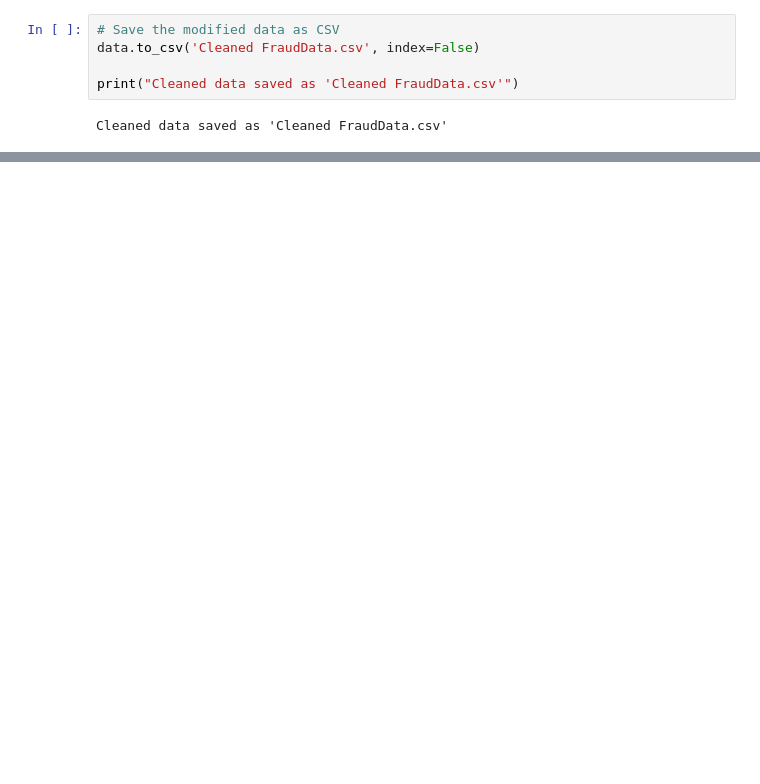
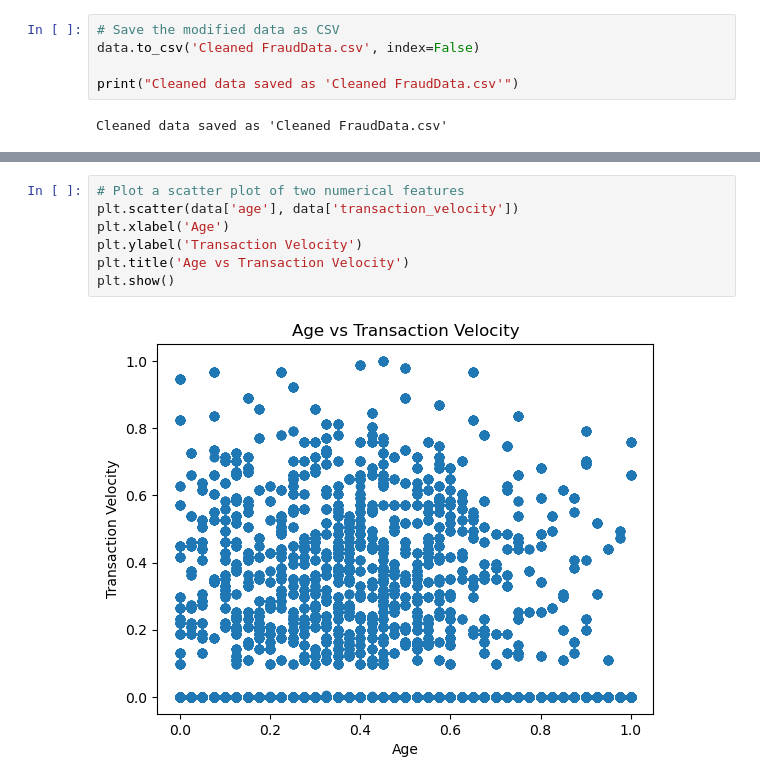
Before and after one commit to jodahe1/Adey-Innovations-Inc, a Jupyter notebook: Fraud_DataCleaning.ipynb, the cells around one changed output, grey strips where cells are left out. Cells and saved outputs as stored; diff of their text form; blank space fills up the shorter version.

```diff
--- a/Fraud_DataCleaning.ipynb
+++ b/Fraud_DataCleaning.ipynb
@@ -96,0 +157,9 @@ Modified data:
+# %%
+# Plot a scatter plot of two numerical features
+plt.scatter(data['age'], data['transaction_velocity'])
+plt.xlabel('Age')
+plt.ylabel('Transaction Velocity')
+plt.title('Age vs Transaction Velocity')
+plt.show()
+# %% [output]
+[figure, added]
```
Also changed, not shown: parts of 22 cells of this notebook.
